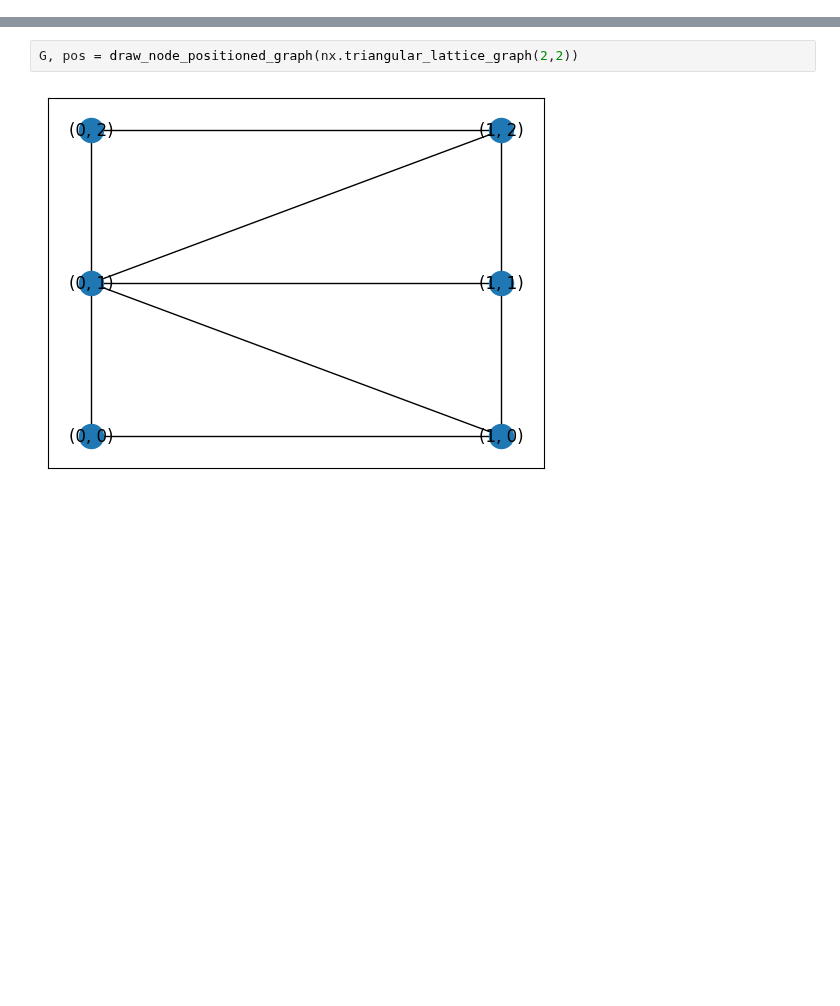
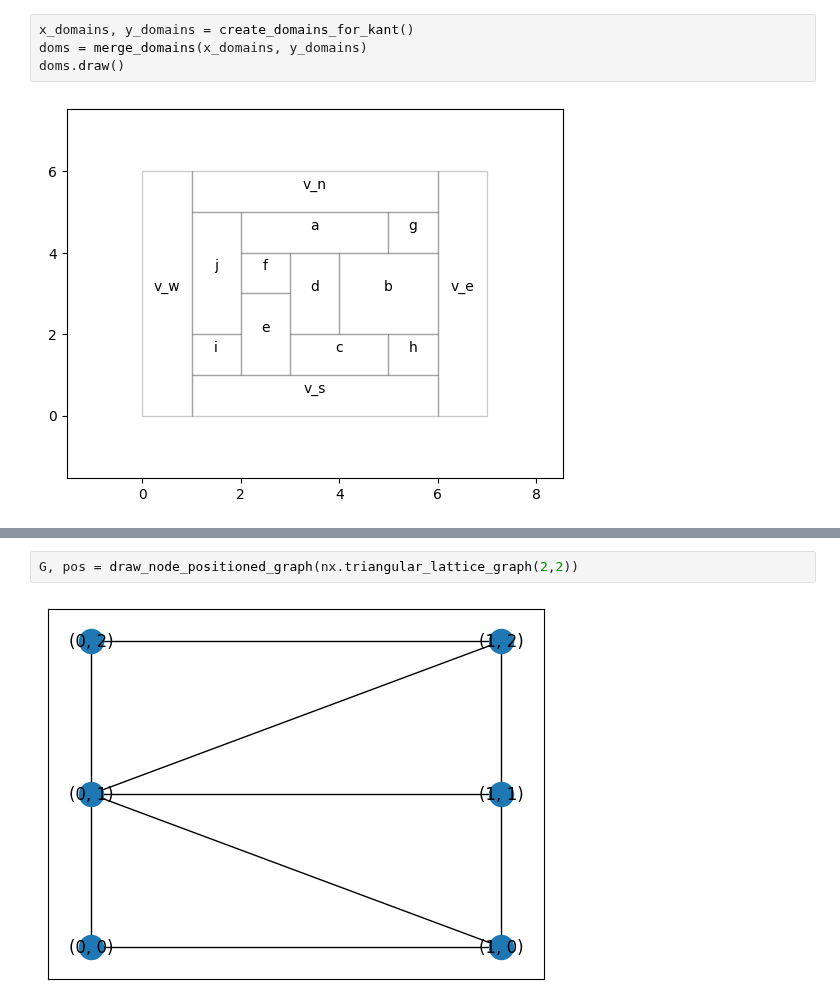
Before and after one commit to juliet29/graph2plan, a Jupyter notebook: notebooks/02_external_embed.ipynb, the cells around one changed output, grey strips where cells are left out. Cells and saved outputs as stored; diff of their text form; blank space fills up the shorter version.

```diff
--- a/notebooks/02_external_embed.ipynb
+++ b/notebooks/02_external_embed.ipynb
@@ -15,0 +32,6 @@ from graph2plan.dual.helpers import get_embedding_faces
+# %%
+x_domains, y_domains = create_domains_for_kant()
+doms = merge_domains(x_domains, y_domains)
+doms.draw()
+# %% [output]
+[figure, added]
```
Also changed, not shown: parts of 27 cells of this notebook, 3 other files.
